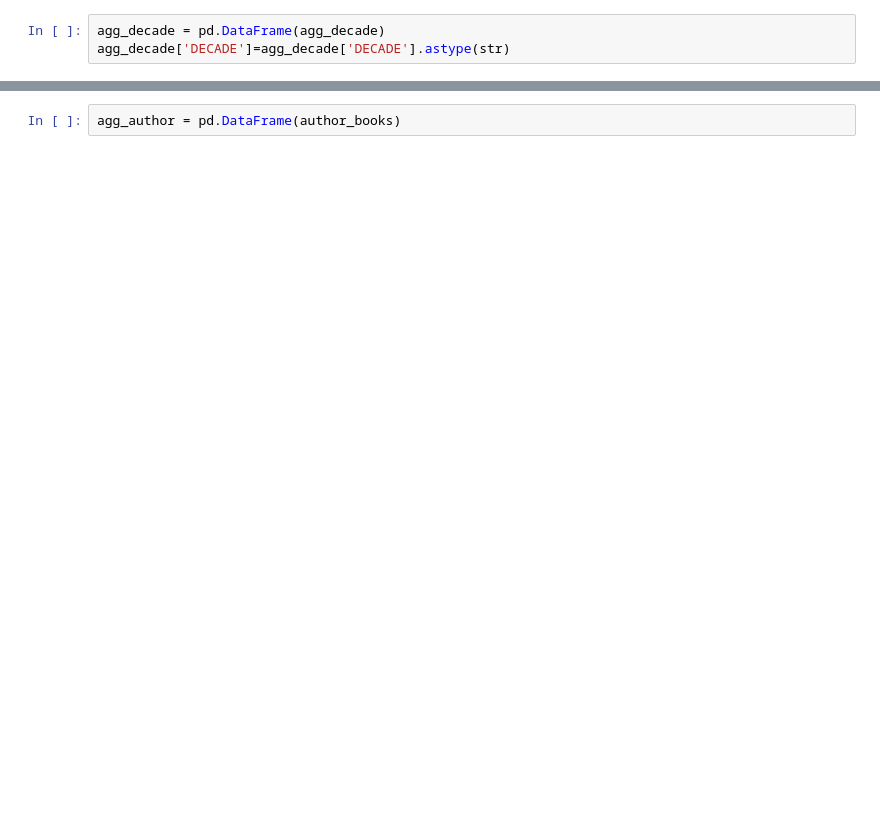
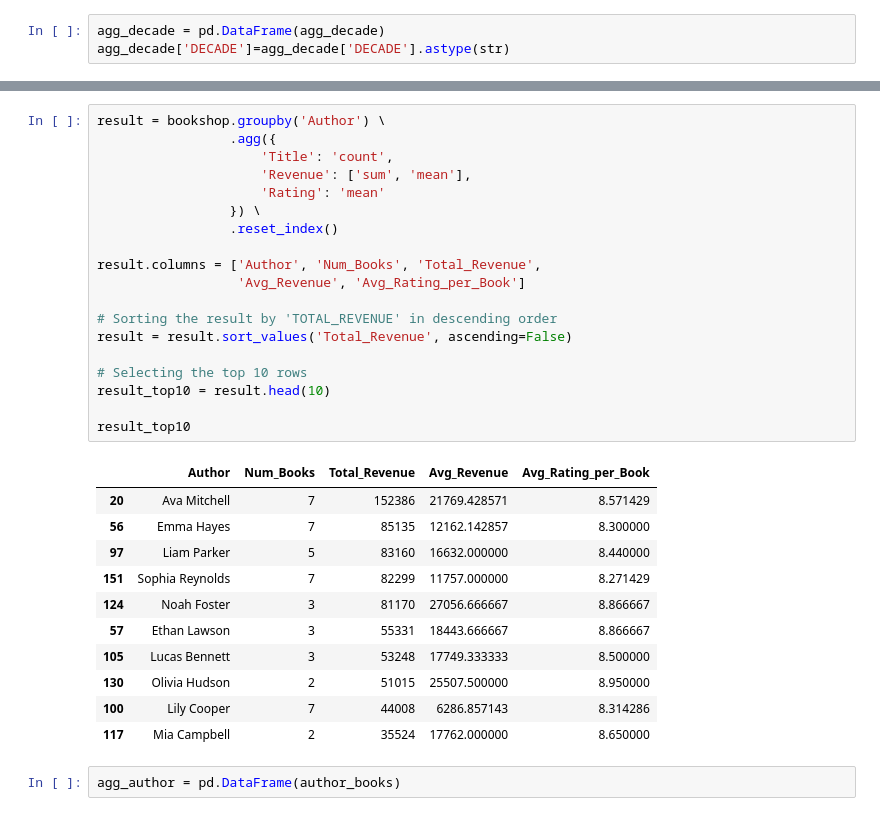
Before and after one commit to jlenehan/Bookshop_EDA, a Jupyter notebook: Bookshop_EDA.ipynb, the cells around one changed output, grey strips where cells are left out. Drawn from its saved outputs; the diff is of its cells as text; blank space fills up the shorter version.

```diff
--- a/Bookshop_EDA.ipynb
+++ b/Bookshop_EDA.ipynb
@@ -171,3 +173,34 @@ author_books
+# %%
+result = bookshop.groupby('Author') \
+                 .agg({
+                     'Title': 'count',
+                     'Revenue': ['sum', 'mean'],
+                     'Rating': 'mean'
+                 }) \
+                 .reset_index()
+
+result.columns = ['Author', 'Num_Books', 'Total_Revenue',
+                  'Avg_Revenue', 'Avg_Rating_per_Book']
+
+# Sorting the result by 'TOTAL_REVENUE' in descending order
+result = result.sort_values('Total_Revenue', ascending=False)
+
+# Selecting the top 10 rows
+result_top10 = result.head(10)
+
+result_top10
+# %% [output]
+|  | Author | Num_Books | Total_Revenue | Avg_Revenue | Avg_Rating_per_Book |
+| 20 | Ava Mitchell | 7 | 152386 | 21769.428571 | 8.571429 |
+| 56 | Emma Hayes | 7 | 85135 | 12162.142857 | 8.300000 |
+| 97 | Liam Parker | 5 | 83160 | 16632.000000 | 8.440000 |
+| 151 | Sophia Reynolds | 7 | 82299 | 11757.000000 | 8.271429 |
+| 124 | Noah Foster | 3 | 81170 | 27056.666667 | 8.866667 |
+| 57 | Ethan Lawson | 3 | 55331 | 18443.666667 | 8.866667 |
+| 105 | Lucas Bennett | 3 | 53248 | 17749.333333 | 8.500000 |
+| 130 | Olivia Hudson | 2 | 51015 | 25507.500000 | 8.950000 |
+| 100 | Lily Cooper | 7 | 44008 | 6286.857143 | 8.314286 |
+| 117 | Mia Campbell | 2 | 35524 | 17762.000000 | 8.650000 |
 # %%
 agg_author = pd.DataFrame(author_books)
 # %%
```
Also changed, not shown: parts of 10 cells of this notebook.
